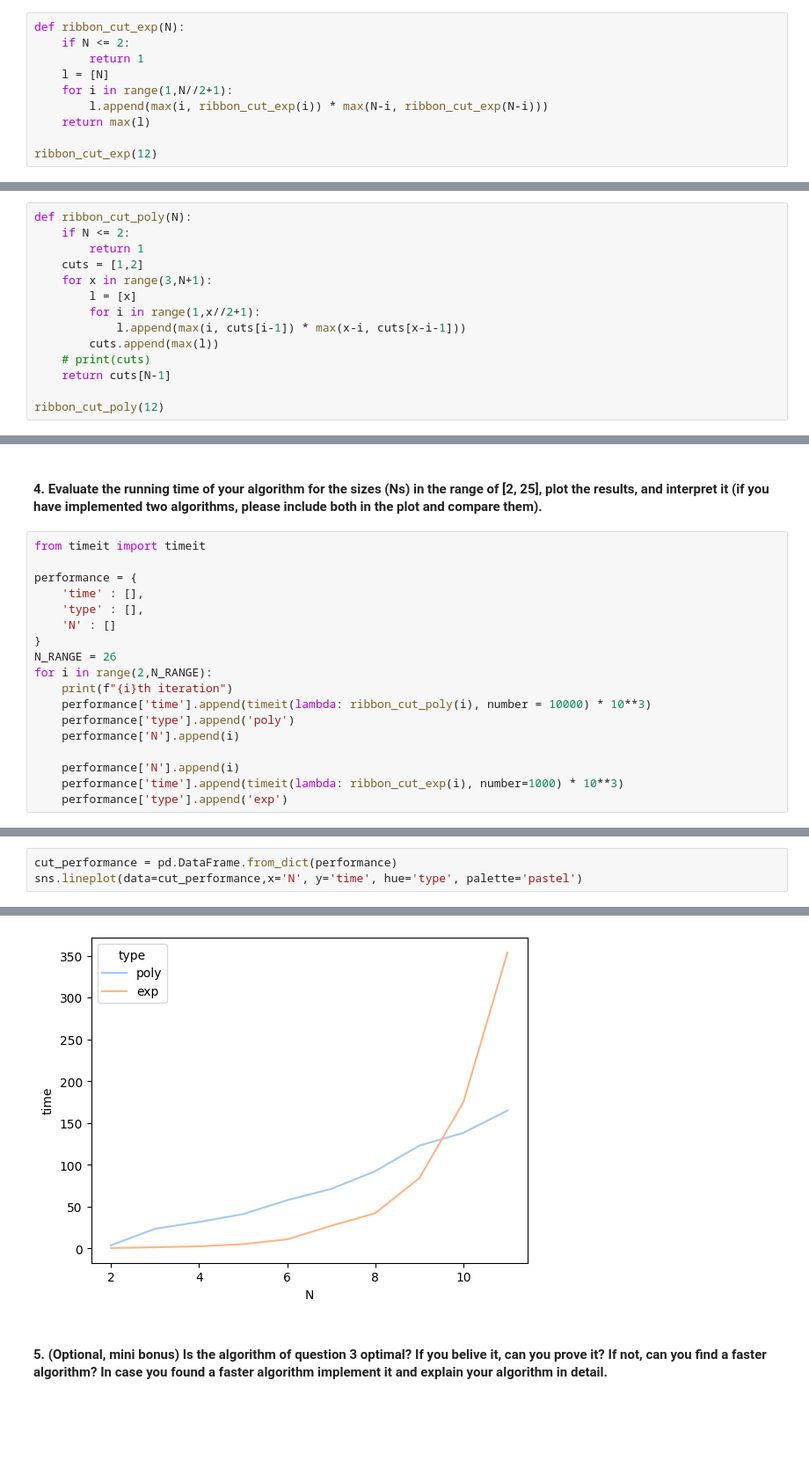
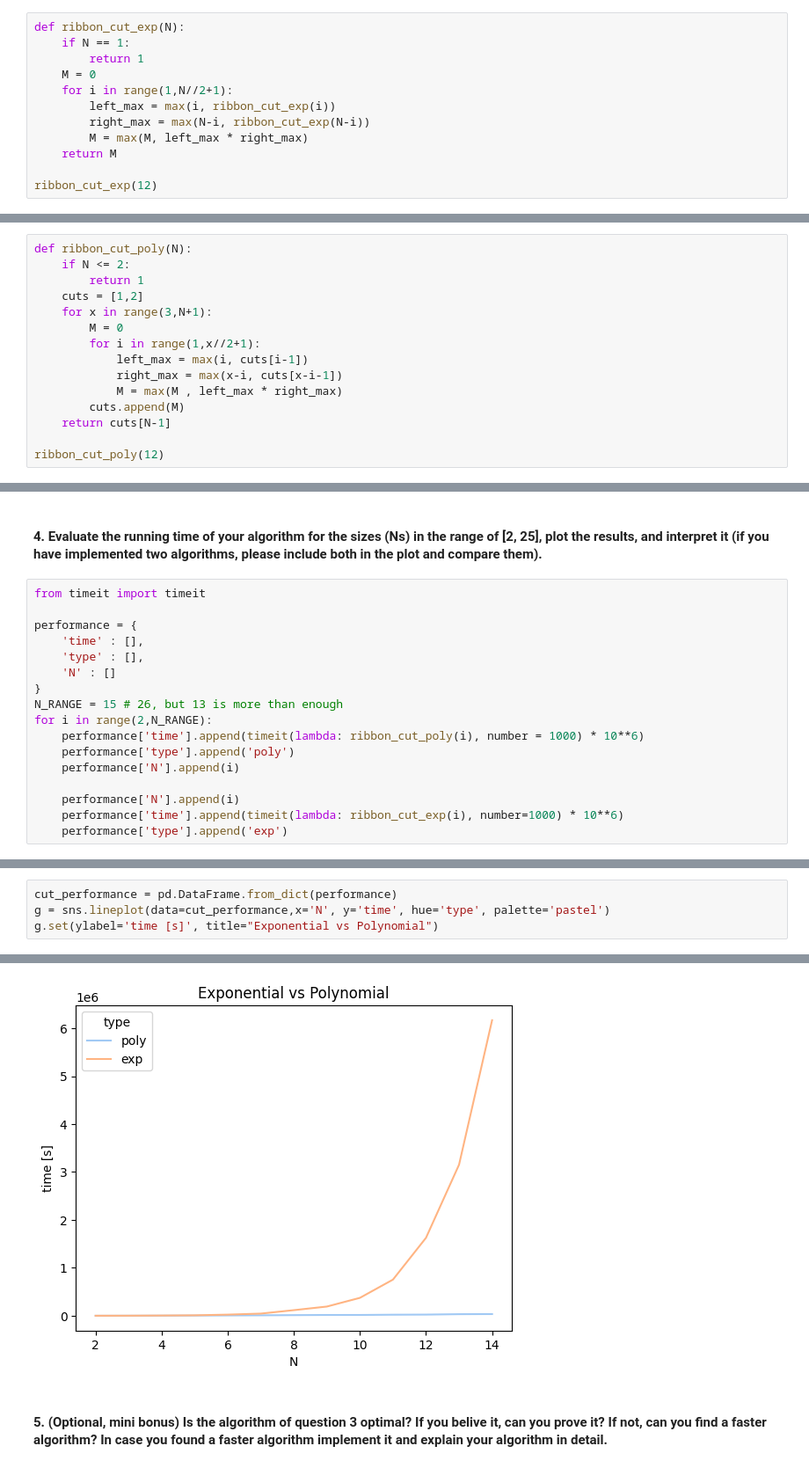
Before and after one commit to Prot10/ADM_HW_2, a Jupyter notebook: general.ipynb, the cells around one changed output, grey strips where cells are left out. Shown at 88% size. Cells and saved outputs as stored; diff of their text form; blank space fills up the shorter version.

```diff
--- a/general.ipynb
+++ b/general.ipynb
@@ -1584,12 +1590,14 @@ There is some margin of improvement that can be made
 #### 1. Implement a __recursive algorithm__ to help Alex find the maximum possible value after multiplying the length of the pieces. Explain your algorithm in detail.
 # %%
 def ribbon_cut_exp(N):
-    if N <= 2:
+    if N == 1:
         return 1
-    l = [N]
+    M = 0
     for i in range(1,N//2+1):
-        l.append(max(i, ribbon_cut_exp(i)) * max(N-i, ribbon_cut_exp(N-i)))
-    return max(l)
+        left_max = max(i, ribbon_cut_exp(i))
+        right_max = max(N-i, ribbon_cut_exp(N-i))
+        M = max(M, left_max * right_max)
+    return M
 
 ribbon_cut_exp(12)
 # %% [output]
@@ -1614,11 +1630,12 @@ def ribbon_cut_poly(N):
         return 1
     cuts = [1,2]
     for x in range(3,N+1):
-        l = [x]
+        M = 0
         for i in range(1,x//2+1):
-            l.append(max(i, cuts[i-1]) * max(x-i, cuts[x-i-1]))
-        cuts.append(max(l))
-    # print(cuts)
+            left_max = max(i, cuts[i-1])
+            right_max = max(x-i, cuts[x-i-1])
+            M = max(M , left_max * right_max)
+        cuts.append(M)
     return cuts[N-1]
 
 ribbon_cut_poly(12)
@@ -1640,13 +1657,12 @@ performance = {
     'type' : [],
     'N' : []
 }
-N_RANGE = 26
+N_RANGE = 15 # 26, but 13 is more than enough
 for i in range(2,N_RANGE):
-    print(f"{i}th iteration")
-    performance['time'].append(timeit(lambda: ribbon_cut_poly(i), number = 10000) * 10**3)
+    performance['time'].append(timeit(lambda: ribbon_cut_poly(i), number = 1000) * 10**6)
     performance['type'].append('poly')
     performance['N'].append(i)
 
     performance['N'].append(i)
-    performance['time'].append(timeit(lambda: ribbon_cut_exp(i), number=1000) * 10**3)
+    performance['time'].append(timeit(lambda: ribbon_cut_exp(i), number=1000) * 10**6)
     performance['type'].append('exp')
@@ -1664,4 +1669,5 @@ for i in range(2,N_RANGE):
 # %%
 cut_performance = pd.DataFrame.from_dict(performance)
-sns.lineplot(data=cut_performance,x='N', y='time', hue='type', palette='pastel')
+g = sns.lineplot(data=cut_performance,x='N', y='time', hue='type', palette='pastel')
+g.set(ylabel='time [s]', title="Exponential vs Polynomial")
 # %% [output]
@@ -1669,4 +1675,4 @@ sns.lineplot(data=cut_performance,x='N', y='time', hue='type', palette='pastel')
-[figure, old version]
+[figure, new version]
 # %% [markdown]
 #### 5. (Optional, mini bonus) Is the algorithm of question 3 __optimal__? If you belive it, can you prove it? If not, can you find a faster algorithm? In case you found a faster algorithm implement it and explain your algorithm in detail.
 # %% [markdown]
```
Also changed, not shown: parts of 11 cells of this notebook, 1 other file.
